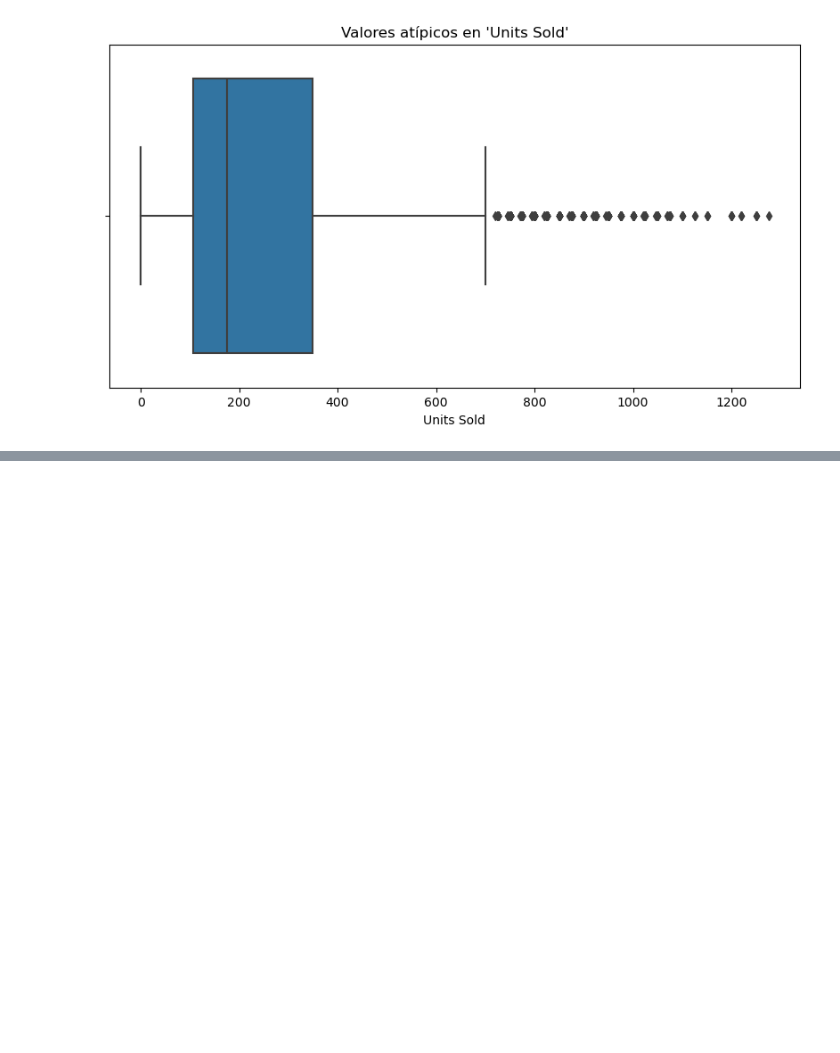
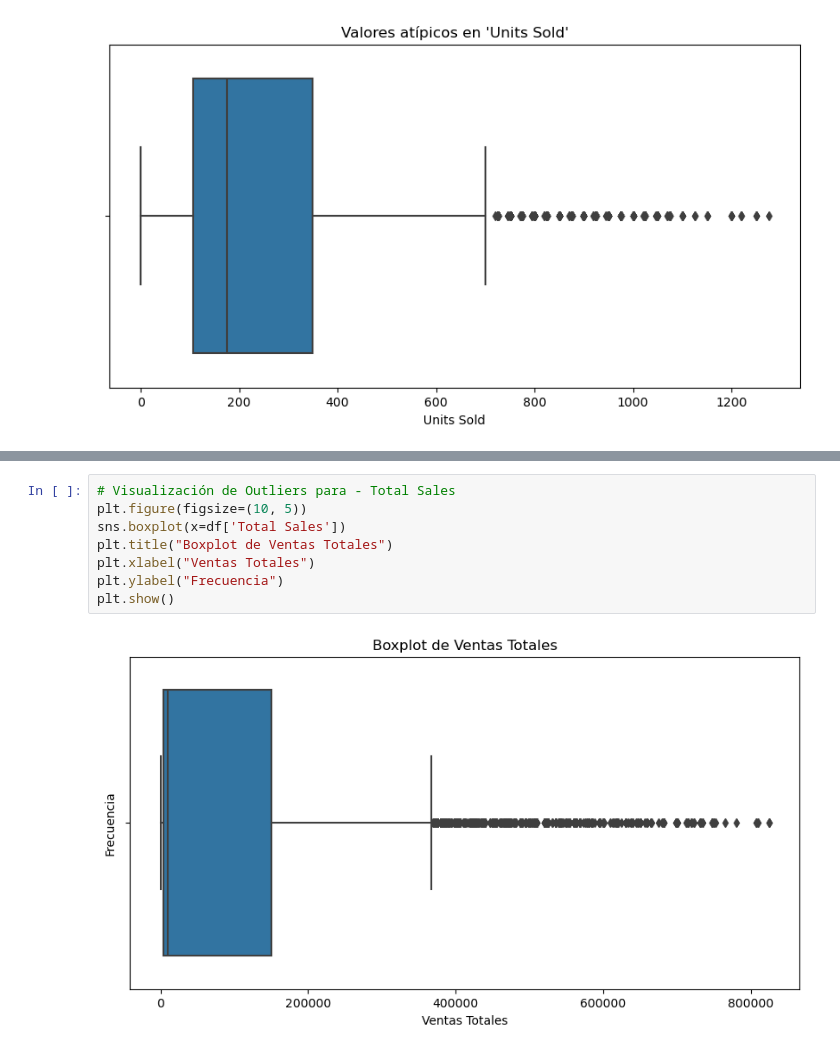
Before and after one commit to Dilmer-Rojas/Ventas_Adidas, a Jupyter notebook: notebooks/xeda.ipynb, the cells around one changed output, grey strips where cells are left out. Saved outputs shown, nothing was run; the diff lists cells and outputs as text; blank space fills up the shorter version.

```diff
--- a/notebooks/xeda.ipynb
+++ b/notebooks/xeda.ipynb
@@ -691,0 +708,10 @@ plt.show()
+# %%
+# Visualización de Outliers para - Total Sales
+plt.figure(figsize=(10, 5))
+sns.boxplot(x=df['Total Sales'])
+plt.title("Boxplot de Ventas Totales")
+plt.xlabel("Ventas Totales")
+plt.ylabel("Frecuencia")
+plt.show()
+# %% [output]
+[figure, added]
```
Also changed, not shown: parts of 2 cells of this notebook.
